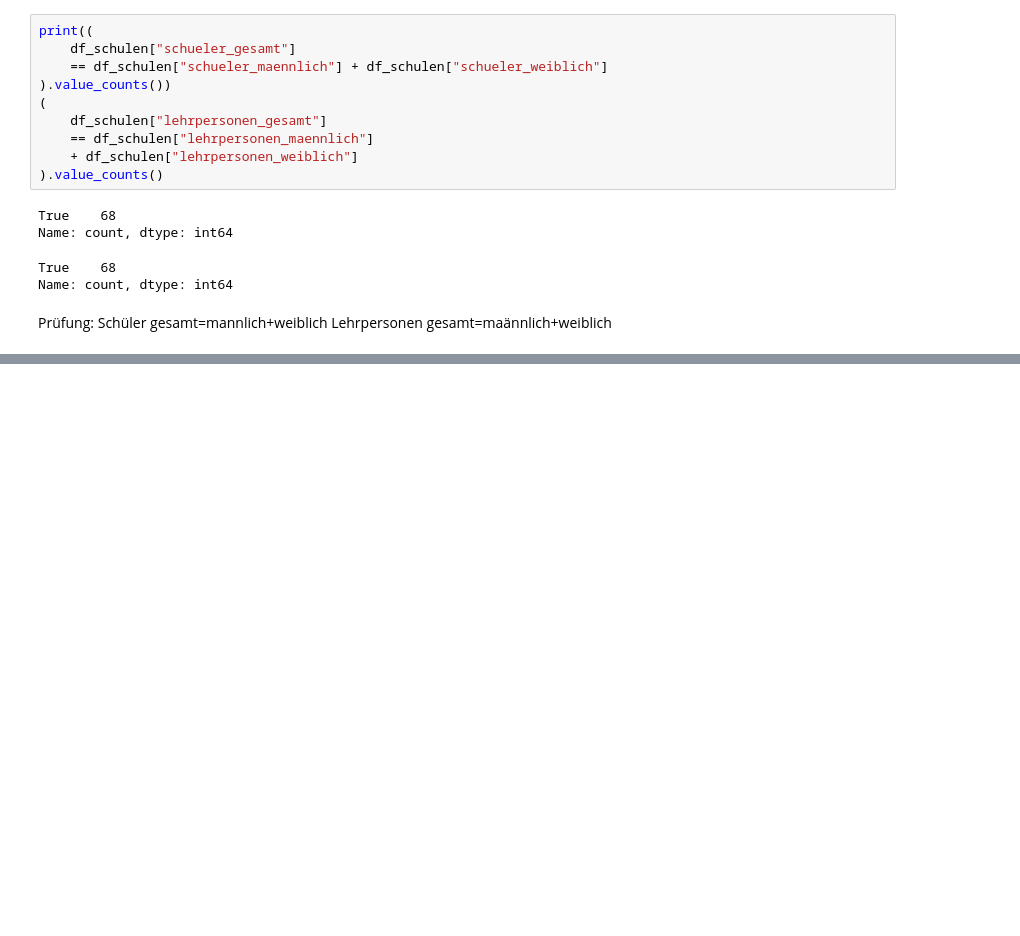
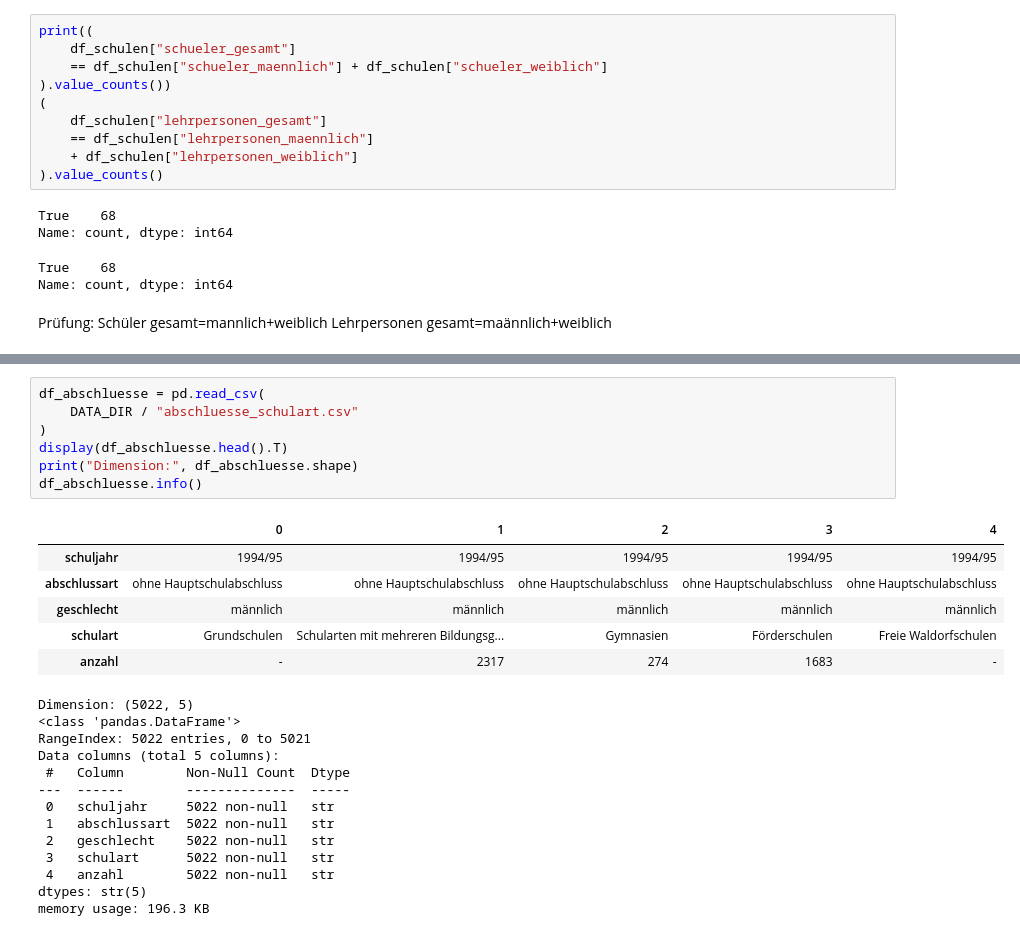
Before and after one commit to AndreR819/PortfolioProjekt, a Jupyter notebook: notebooks/01_daten_verstehen.ipynb, the cells around one changed output, grey strips where cells are left out. Drawn from its saved outputs; the diff is of its cells as text; blank space fills up the shorter version.

```diff
--- a/notebooks/01_daten_verstehen.ipynb
+++ b/notebooks/01_daten_verstehen.ipynb
@@ -208,0 +348,27 @@ memory usage: 4.9 KB
+# %%
+df_abschluesse = pd.read_csv(
+    DATA_DIR / "abschluesse_schulart.csv"
+)
+display(df_abschluesse.head().T)
+print("Dimension:", df_abschluesse.shape)
+df_abschluesse.info()
+# %% [output]
+|  | 0 | 1 | 2 | 3 | 4 |
+| schuljahr | 1994/95 | 1994/95 | 1994/95 | 1994/95 | 1994/95 |
+| abschlussart | ohne Hauptschulabschluss | ohne Hauptschulabschluss | ohne Hauptschulabschluss | ohne Hauptschulabschluss | ohne Hauptschulabschluss |
+| geschlecht | männlich | männlich | männlich | männlich | männlich |
+| schulart | Grundschulen | Schularten mit mehreren Bildungsg... | Gymnasien | Förderschulen | Freie Waldorfschulen |
+| anzahl | - | 2317 | 274 | 1683 | - |
+Dimension: (5022, 5)
+<class 'pandas.DataFrame'>
+RangeIndex: 5022 entries, 0 to 5021
+Data columns (total 5 columns):
+ #   Column        Non-Null Count  Dtype
+---  ------        --------------  -----
+ 0   schuljahr     5022 non-null   str
+ 1   abschlussart  5022 non-null   str
+ 2   geschlecht    5022 non-null   str
+ 3   schulart      5022 non-null   str
+ 4   anzahl        5022 non-null   str
+dtypes: str(5)
+memory usage: 196.3 KB
```
Also changed, not shown: parts of 54 cells of this notebook.
